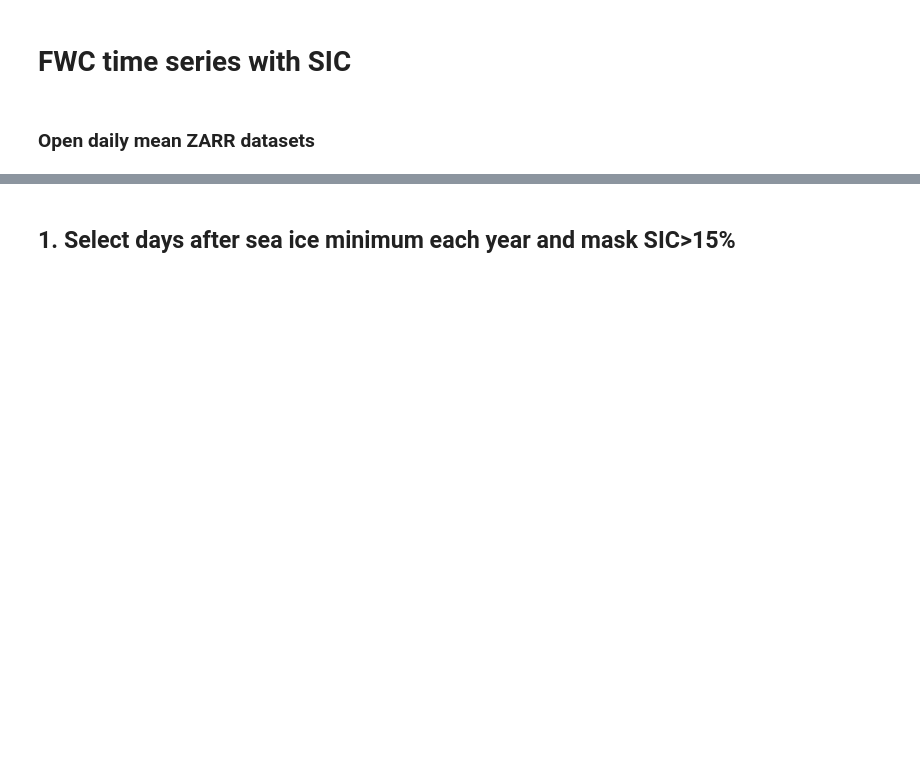
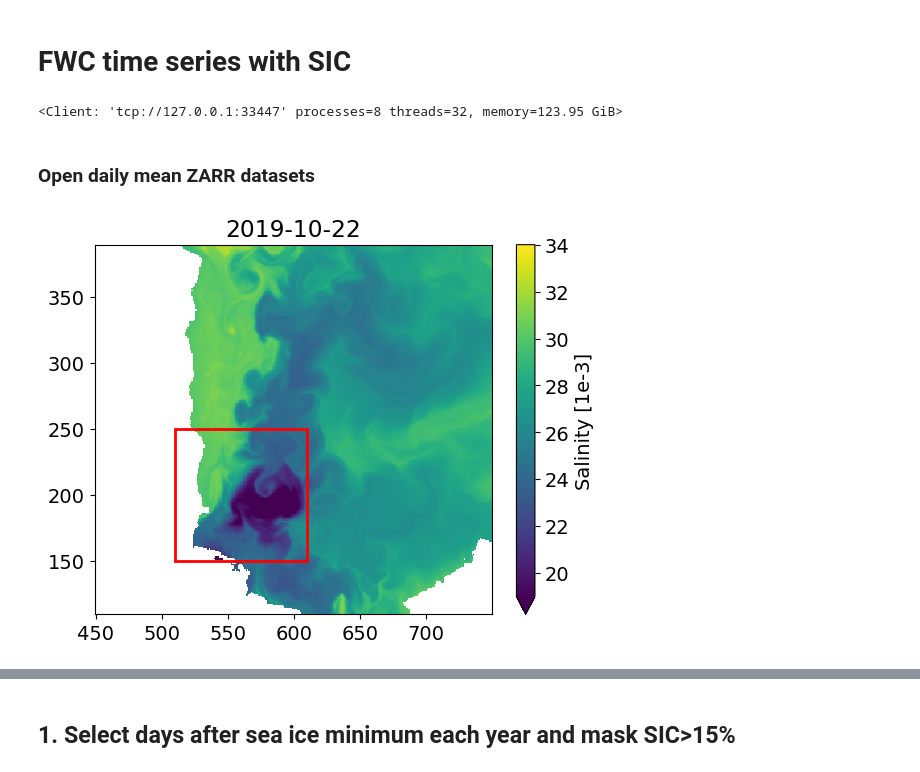
Before and after one commit to mjzahn/SASSIE_ECCO_salinity_stratification, a Jupyter notebook: notebooks/stratification_analyses/16_FWC_SIC_timeseries.ipynb, the cells around one changed output, grey strips where cells are left out. Cells and saved outputs as stored; diff of their text form; code cells hidden in the pictures; blank space fills up the shorter version.

```diff
--- a/notebooks/stratification_analyses/16_FWC_SIC_timeseries.ipynb
+++ b/notebooks/stratification_analyses/16_FWC_SIC_timeseries.ipynb
@@ -32,6 +32,13 @@ def open_zarr_store(s3_path, s3_options):
     zarr_store = xr.open_zarr(store)
 
     return zarr_store
+# %%
+from dask.distributed import Client
+
+client = Client("tcp://127.0.0.1:33447")
+client
+# %% [output]
+<Client: 'tcp://127.0.0.1:33447' processes=8 threads=32, memory=123.95 GiB>
 # %% [markdown]
 ### Open daily mean ZARR datasets
 # %%
@@ -53,0 +69,15 @@ HH_land_beaufort = HH_grid_land.isel(i=slice(450,750),j=slice(110,390))
+# %%
+import matplotlib.patches as patches
+
+# Plot the data
+salt_beaufort.sel(time='2019-10-22').isel(time=0,k=0).plot(vmin=19, vmax=34)
+
+# Add a red rectangle (box)
+ax = plt.gca()  # Get the current axes
+rect = patches.Rectangle((510, 150), 100, 100, linewidth=2, edgecolor='r', facecolor='none')
+ax.set_title('2019-10-22')
+ax.set_xlabel("")
+ax.set_ylabel("")
+ax.add_patch(rect);
+# %% [output]
+[figure, added]
```
Also changed, not shown: parts of 26 cells of this notebook, 3 other files.
